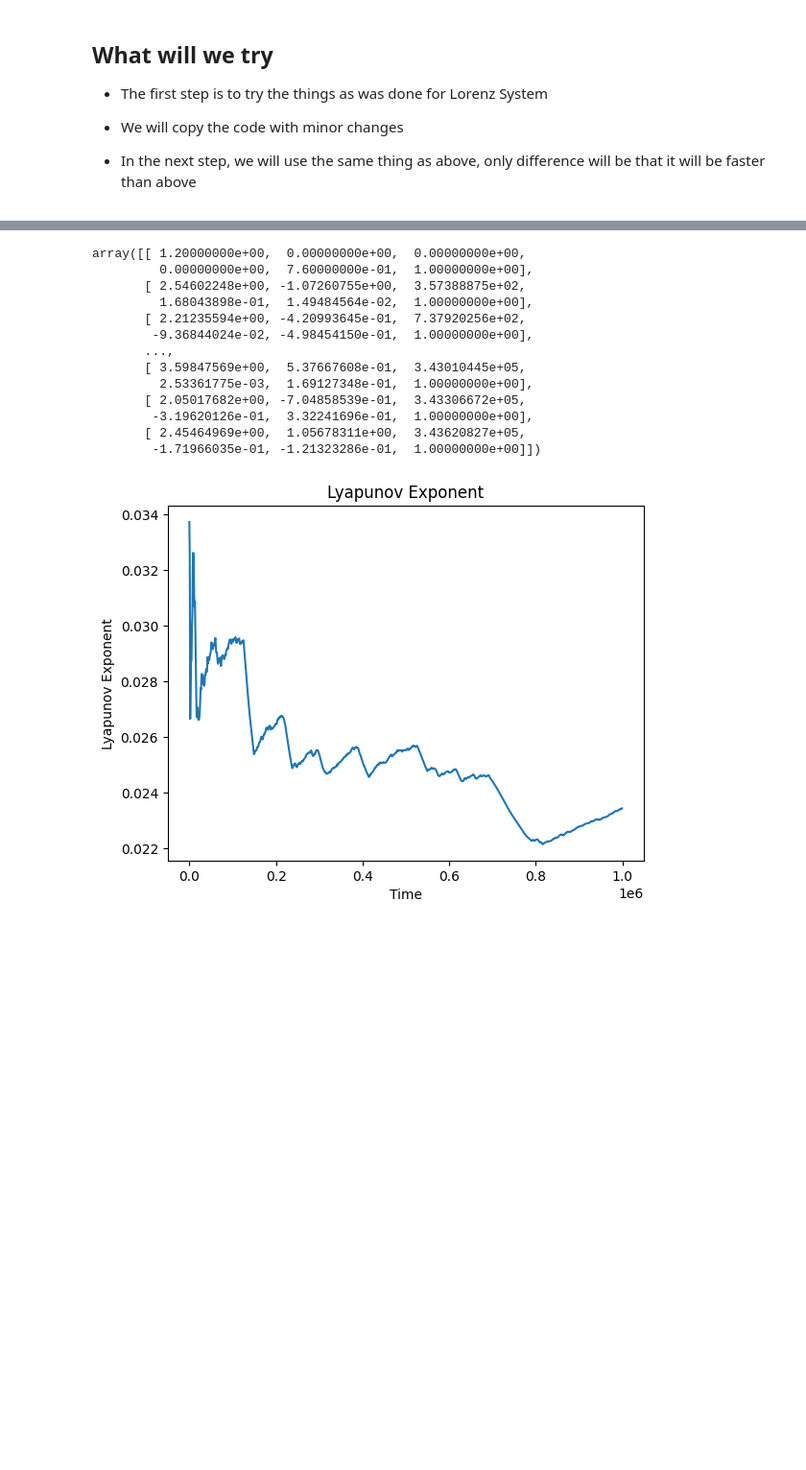
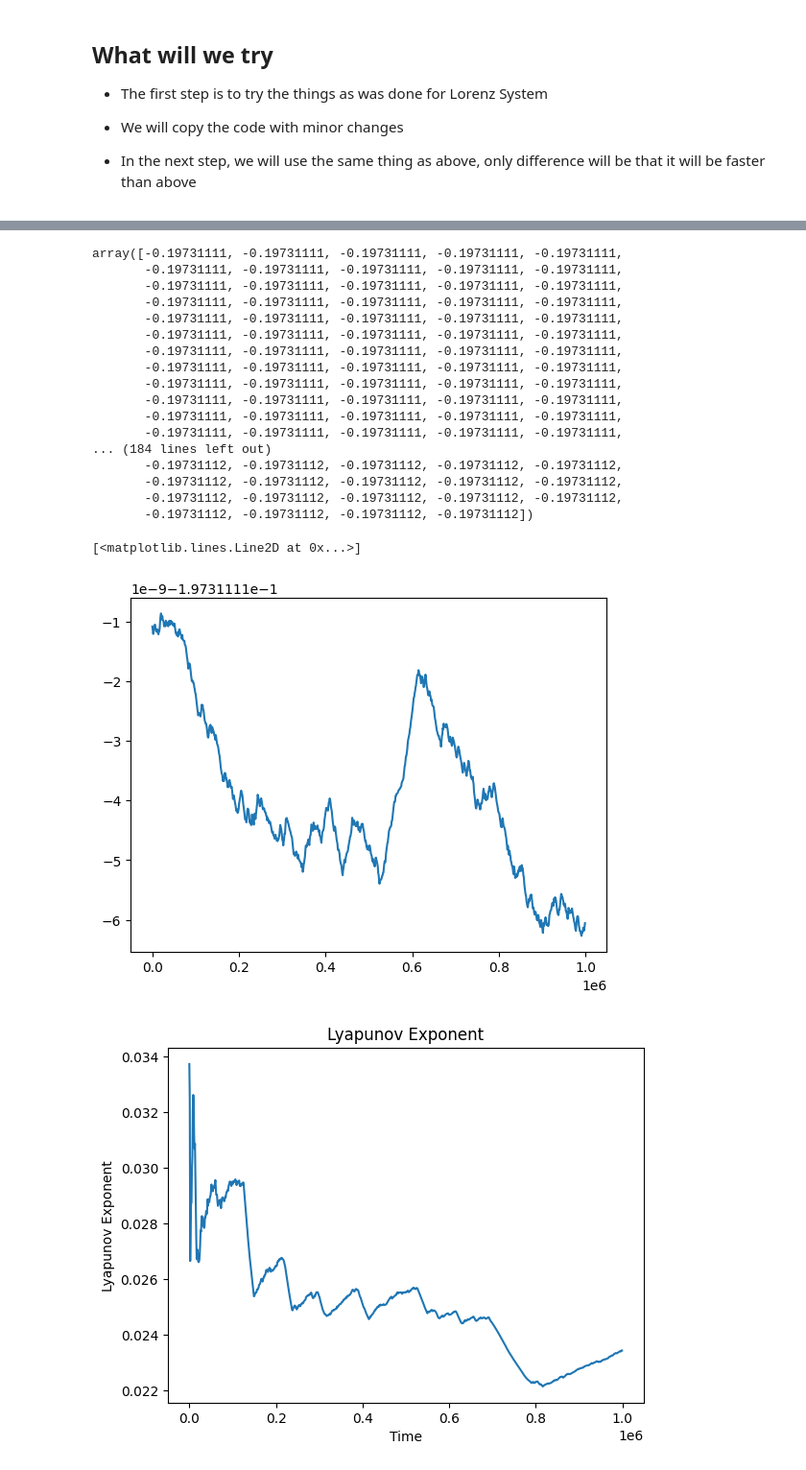
Before and after one commit to Abhi210/gwchaos, a Jupyter notebook: DifferentSystem/particle_around_disk/Chaotic_GWs_v9.ipynb, the cells around one changed output, grey strips where cells are left out. Shown at 96% size. Saved outputs shown, nothing was run; the diff lists cells and outputs as text; code cells hidden in the pictures; blank space fills up the shorter version.

```diff
--- a/DifferentSystem/particle_around_disk/Chaotic_GWs_v9.ipynb
+++ b/DifferentSystem/particle_around_disk/Chaotic_GWs_v9.ipynb
@@ -396,14 +400,14 @@ def evolve_lyap(ics0,tau,tf,alpha,steps, sanity_check=0):
 
         #! ------------------------Sanity Check--------------------------
         # if sanity_check!=0:
-        # h[i]=H(1.00,ics,alpha) #! Current Energy
+        h[i]=H(1.00,ics,alpha) #! Current Energy
         sol[i+1,:]=ics[:6]
         #! Comment above line if you do not want to perform the sanity check
 
     # if sanity_check!=0:
     #     return X1t,h,sol, traj
 
-    return X1t,sol,traj
+    return X1t,sol,h
 # %%
 alpha=0.1 #*Current alpha
 # %%
@@ -433,21 +437,30 @@ lsoda -- warning..internal t = 974609 and h_ = 4.74266e-11 are
          such that in the machine, t + h_ = t on the next step
          solver will continue anyway.
 # %%
-lyaps1[1]
+lyaps1[2]
 # %% [output]
-array([[ 1.20000000e+00,  0.00000000e+00,  0.00000000e+00,
-         0.00000000e+00,  7.60000000e-01,  1.00000000e+00],
-       [ 2.54602248e+00, -1.07260755e+00,  3.57388875e+02,
-         1.68043898e-01,  1.49484564e-02,  1.00000000e+00],
-       [ 2.21235594e+00, -4.20993645e-01,  7.37920256e+02,
-        -9.36844024e-02, -4.98454150e-01,  1.00000000e+00],
-       ...,
-       [ 3.59847569e+00,  5.37667608e-01,  3.43010445e+05,
-         2.53361775e-03,  1.69127348e-01,  1.00000000e+00],
-       [ 2.05017682e+00, -7.04858539e-01,  3.43306672e+05,
-        -3.19620126e-01,  3.32241696e-01,  1.00000000e+00],
-       [ 2.45464969e+00,  1.05678311e+00,  3.43620827e+05,
-        -1.71966035e-01, -1.21323286e-01,  1.00000000e+00]])
+array([-0.19731111, -0.19731111, -0.19731111, -0.19731111, -0.19731111,
+       -0.19731111, -0.19731111, -0.19731111, -0.19731111, -0.19731111,
+       -0.19731111, -0.19731111, -0.19731111, -0.19731111, -0.19731111,
+       -0.19731111, -0.19731111, -0.19731111, -0.19731111, -0.19731111,
+       -0.19731111, -0.19731111, -0.19731111, -0.19731111, -0.19731111,
+       -0.19731111, -0.19731111, -0.19731111, -0.19731111, -0.19731111,
+       -0.19731111, -0.19731111, -0.19731111, -0.19731111, -0.19731111,
+       -0.19731111, -0.19731111, -0.19731111, -0.19731111, -0.19731111,
+       -0.19731111, -0.19731111, -0.19731111, -0.19731111, -0.19731111,
+       -0.19731111, -0.19731111, -0.19731111, -0.19731111, -0.19731111,
+       -0.19731111, -0.19731111, -0.19731111, -0.19731111, -0.19731111,
+       -0.19731111, -0.19731111, -0.19731111, -0.19731111, -0.19731111,
+... (184 lines left out)
+       -0.19731112, -0.19731112, -0.19731112, -0.19731112, -0.19731112,
+       -0.19731112, -0.19731112, -0.19731112, -0.19731112, -0.19731112,
+       -0.19731112, -0.19731112, -0.19731112, -0.19731112, -0.19731112,
+       -0.19731112, -0.19731112, -0.19731112, -0.19731112])
+# %%
+plt.plot(np.linspace(0.0, tf, tau)[:-1], lyaps1[2])
+# %% [output]
+[<matplotlib.lines.Line2D at 0x...>]
+[figure, added]
 # %%
 plt.plot(np.linspace(0.,tf,tau)[:-1],lyaps1[0]) #! Sanity check: Energy
 plt.title("Lyapunov Exponent")
```
Also changed, not shown: parts of 12 cells of this notebook, 1 other file.
